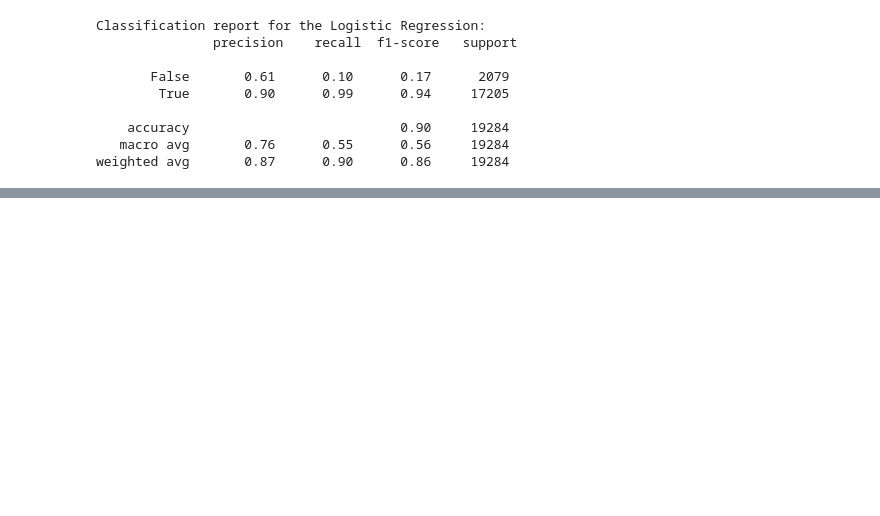
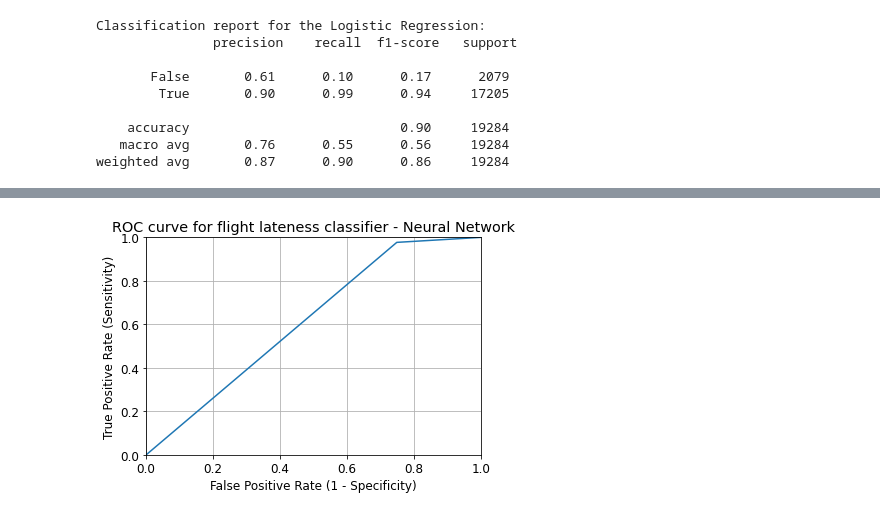
Before and after one commit to mimikyu8/Supervised_Classification, a Jupyter notebook: S10 T01 - Supervised learning - Classification.ipynb, the cells around one changed output, grey strips where cells are left out. Cells and saved outputs as stored; diff of their text form; code cells hidden in the pictures; blank space fills up the shorter version.

```diff
--- a/S10 T01 - Supervised learning - Classification.ipynb
+++ b/S10 T01 - Supervised learning - Classification.ipynb
@@ -331,0 +408,9 @@ This model gives very similar results compared to the neural network model.
+# %%
+mlp = MLPClassifier(activation = 'logistic', hidden_layer_sizes = (10,), learning_rate = 'constant',
+                    solver = 'adam')
+
+#Train the model
+mlp.fit(X, y)
+
+#Predict
+pred_nn = mlp.predict(X)
@@ -331,0 +419,9 @@ This model gives very similar results compared to the neural network model.
+# %%
+#Create a SVM classifier
+svc = svm.SVC(class_weight = "balanced", kernel = "linear")
+
+#Train the model
+svc.fit(X, y)
+
+#Predict the response
+pred_svc = svc.predict(X)
@@ -331,0 +466,26 @@ This model gives very similar results compared to the neural network model.
+# %%
+# create the model
+log = LogisticRegression(dual = False, fit_intercept = True, multi_class = 'multinomial',
+                         penalty = 'l2', solver = 'lbfgs')
+
+# train the model
+log.fit(X,y)
+
+#
+pred_log = log.predict(X)
+# %%
+#roc_curve returns 3 objects fpr, tpr, thresholds
+#fpr: false positive rate
+#tpr: true positive rate
+fpr, tpr, thresholds = metrics.roc_curve(y, pred_nn)
+
+plt.plot(fpr, tpr)
+plt.xlim([0.0, 1.0])
+plt.ylim([0.0, 1.0])
+plt.rcParams['font.size'] = 12
+plt.title('ROC curve for flight lateness classifier - Neural Network')
+plt.xlabel('False Positive Rate (1 - Specificity)')
+plt.ylabel('True Positive Rate (Sensitivity)')
+plt.grid(True)
+# %% [output]
+[figure, added]
```
Also changed, not shown: parts of 72 cells of this notebook.
